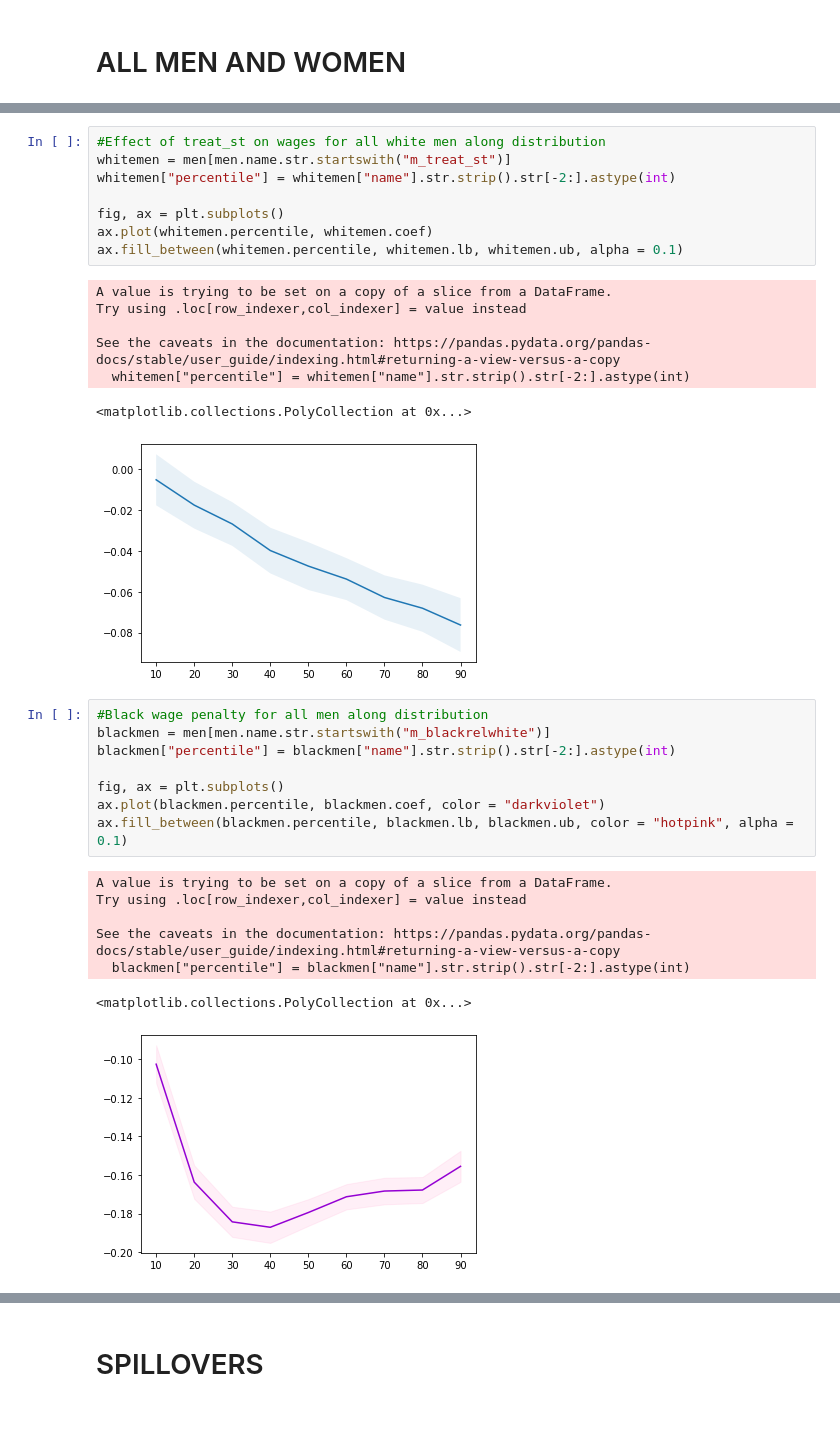
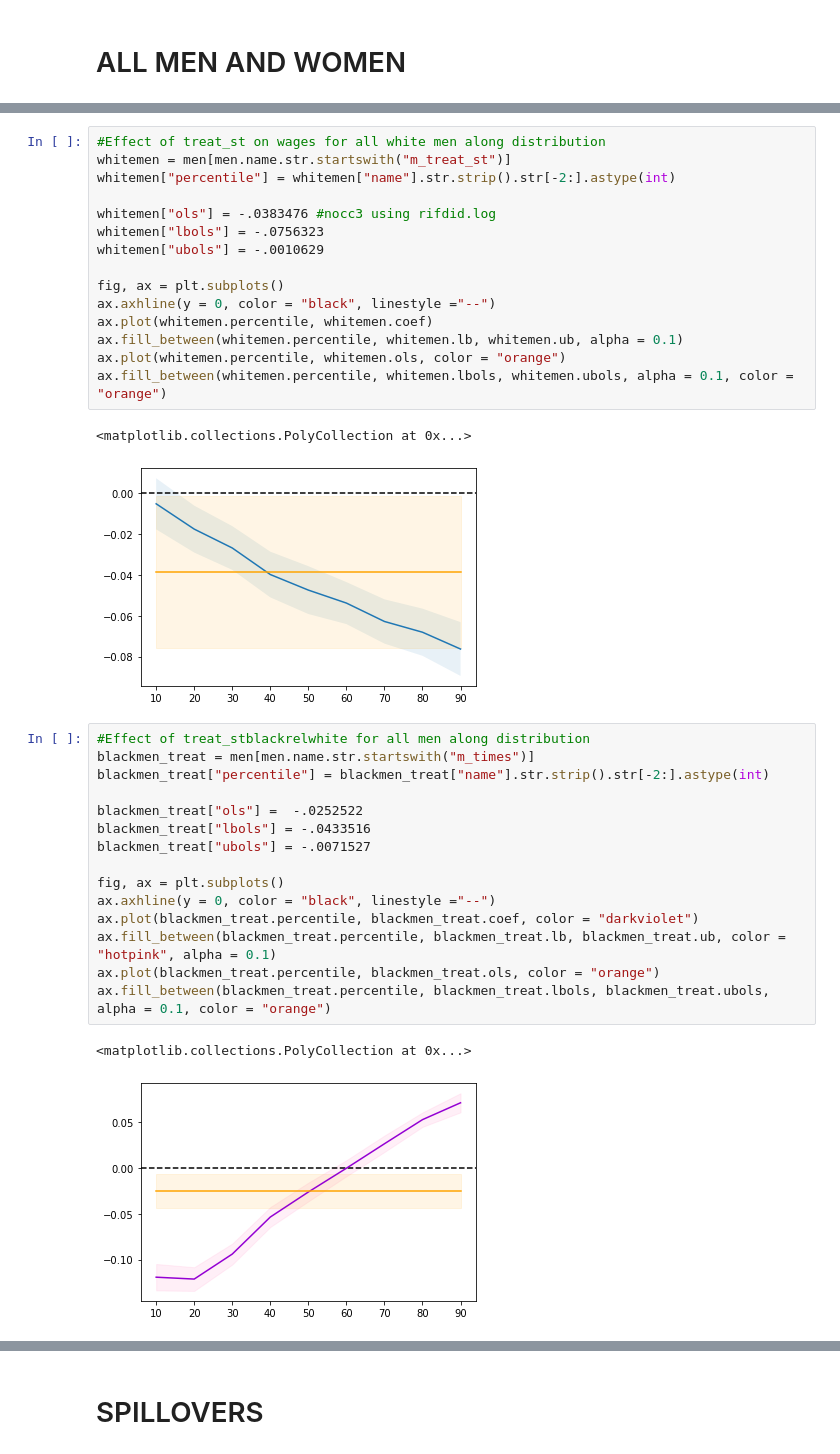
Before and after one commit to aadsouza/econ499, a Jupyter notebook: code/rifdistributionplots.ipynb, the cells around one changed output, grey strips where cells are left out. Saved outputs shown, nothing was run; the diff lists cells and outputs as text; blank space fills up the shorter version.

```diff
--- a/code/rifdistributionplots.ipynb
+++ b/code/rifdistributionplots.ipynb
@@ -34,30 +56,34 @@ nwom = rifdiddata[rifdiddata.name.str.startswith("nf")]
 whitemen = men[men.name.str.startswith("m_treat_st")]
 whitemen["percentile"] = whitemen["name"].str.strip().str[-2:].astype(int)
 
+whitemen["ols"] = -.0383476 #nocc3 using rifdid.log
+whitemen["lbols"] = -.0756323
+whitemen["ubols"] = -.0010629
+
 fig, ax = plt.subplots()
+ax.axhline(y = 0, color = "black", linestyle ="--")
 ax.plot(whitemen.percentile, whitemen.coef)
 ax.fill_between(whitemen.percentile, whitemen.lb, whitemen.ub, alpha = 0.1)
+ax.plot(whitemen.percentile, whitemen.ols, color = "orange")
+ax.fill_between(whitemen.percentile, whitemen.lbols, whitemen.ubols, alpha = 0.1, color = "orange")
 # %% [output]
-A value is trying to be set on a copy of a slice from a DataFrame.
-Try using .loc[row_indexer,col_indexer] = value instead
-
-See the caveats in the documentation: https://pandas.pydata.org/pandas-docs/stable/user_guide/indexing.html#returning-a-view-versus-a-copy
-  whitemen["percentile"] = whitemen["name"].str.strip().str[-2:].astype(int)
+<matplotlib.collections.PolyCollection at 0x...>
-<matplotlib.collections.PolyCollection at 0x...>
-[figure, old version]
+[figure, new version]
 # %%
-#Black wage penalty for all men along distribution
-blackmen = men[men.name.str.startswith("m_blackrelwhite")]
-blackmen["percentile"] = blackmen["name"].str.strip().str[-2:].astype(int)
+#Effect of treat_stblackrelwhite for all men along distribution
+blackmen_treat = men[men.name.str.startswith("m_times")]
+blackmen_treat["percentile"] = blackmen_treat["name"].str.strip().str[-2:].astype(int)
+
+blackmen_treat["ols"] =  -.0252522
+blackmen_treat["lbols"] = -.0433516
+blackmen_treat["ubols"] = -.0071527
 
 fig, ax = plt.subplots()
-ax.plot(blackmen.percentile, blackmen.coef, color = "darkviolet")
-ax.fill_between(blackmen.percentile, blackmen.lb, blackmen.ub, color = "hotpink", alpha = 0.1)
+ax.axhline(y = 0, color = "black", linestyle ="--")
+ax.plot(blackmen_treat.percentile, blackmen_treat.coef, color = "darkviolet")
+ax.fill_between(blackmen_treat.percentile, blackmen_treat.lb, blackmen_treat.ub, color = "hotpink", alpha = 0.1)
+ax.plot(blackmen_treat.percentile, blackmen_treat.ols, color = "orange")
+ax.fill_between(blackmen_treat.percentile, blackmen_treat.lbols, blackmen_treat.ubols, alpha = 0.1, color = "orange")
 # %% [output]
-A value is trying to be set on a copy of a slice from a DataFrame.
-Try using .loc[row_indexer,col_indexer] = value instead
-
-See the caveats in the documentation: https://pandas.pydata.org/pandas-docs/stable/user_guide/indexing.html#returning-a-view-versus-a-copy
-  blackmen["percentile"] = blackmen["name"].str.strip().str[-2:].astype(int)
+<matplotlib.collections.PolyCollection at 0x...>
-<matplotlib.collections.PolyCollection at 0x...>
-[figure, old version]
+[figure, new version]
```
Also changed, not shown: parts of 18 cells of this notebook, 9 other files.
